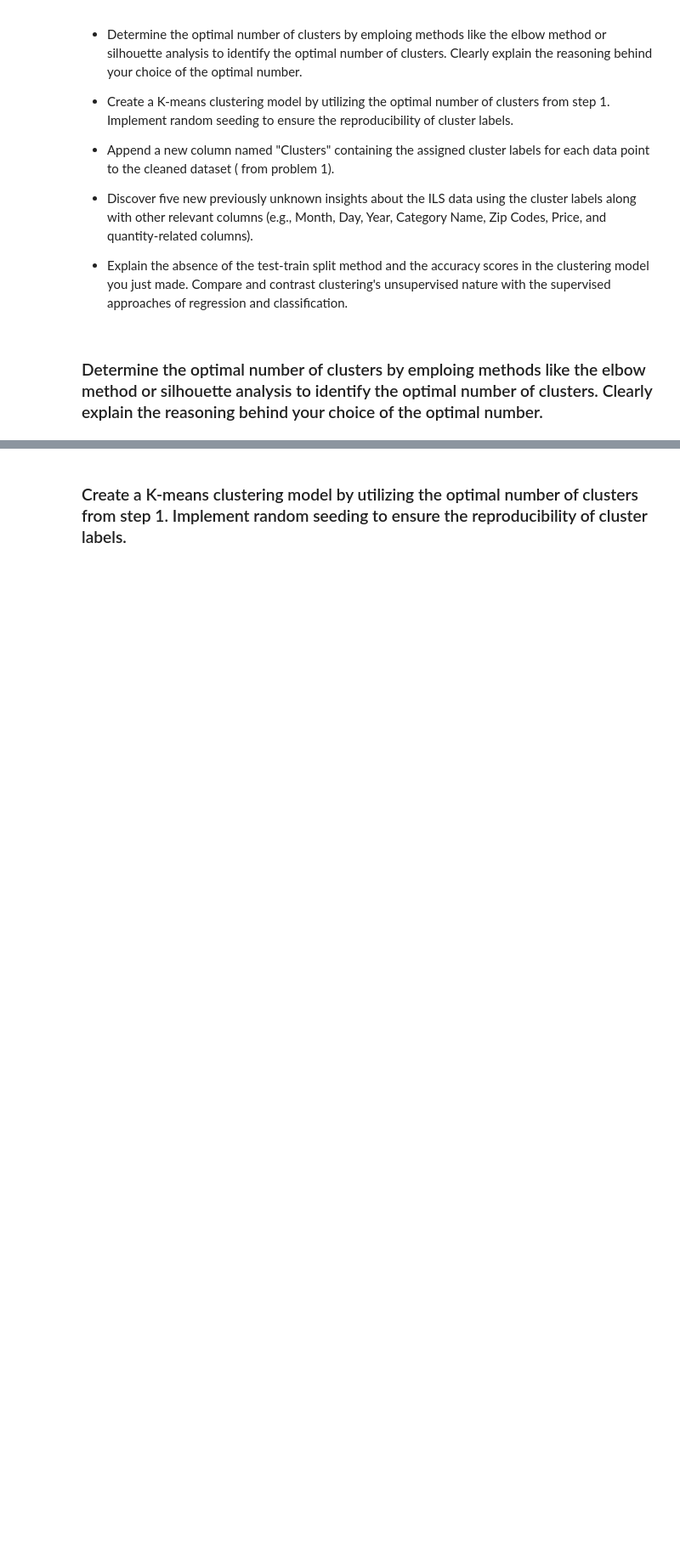
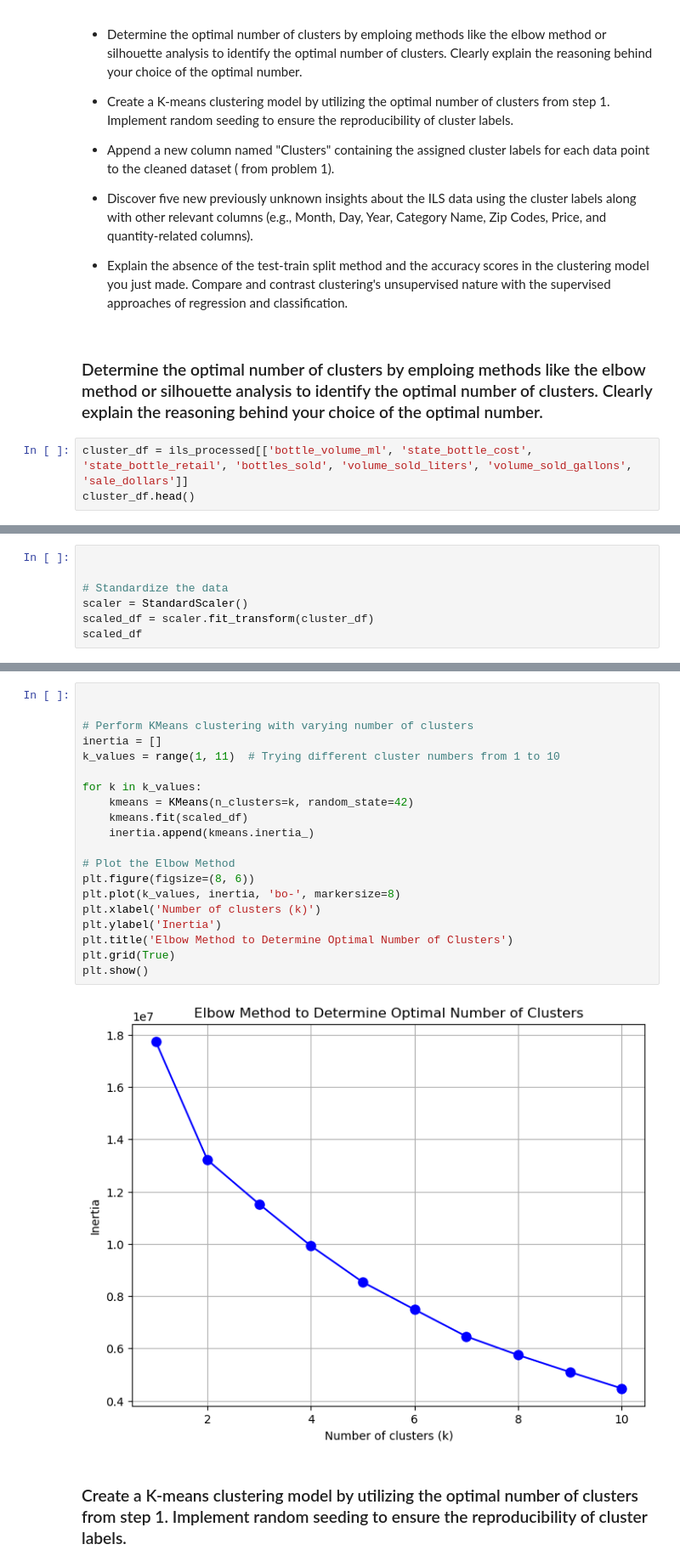
Before and after one commit to gabriel-ferreira-life/546_advanced_business_analytics, a Jupyter notebook: homework/homework_1/HW1_Solutions_GF.ipynb, the cells around one changed output, grey strips where cells are left out. Shown at 85% size. Cells and saved outputs as stored; diff of their text form; blank space fills up the shorter version.

```diff
--- a/homework/homework_1/HW1_Solutions_GF.ipynb
+++ b/homework/homework_1/HW1_Solutions_GF.ipynb
@@ -1055,3 +1183,6 @@ You will use the data from problem 4 for this problem. Remove all categorical co
 * Explain the absence of the test-train split method and the accuracy scores in the clustering model you just made. Compare and contrast clustering's unsupervised nature with the supervised approaches of regression and classification.
 # %% [markdown]
 ### Determine the optimal number of clusters by emploing methods like the elbow method or silhouette analysis to identify the optimal number of clusters. Clearly explain the reasoning behind your choice of the optimal number.
+# %%
+cluster_df = ils_processed[['bottle_volume_ml', 'state_bottle_cost', 'state_bottle_retail', 'bottles_sold', 'volume_sold_liters', 'volume_sold_gallons', 'sale_dollars']]
+cluster_df.head()
@@ -1057,0 +1196,7 @@ You will use the data from problem 4 for this problem. Remove all categorical co
+# %%
+
+
+# Standardize the data
+scaler = StandardScaler()
+scaled_df = scaler.fit_transform(cluster_df)
+scaled_df
@@ -1058,3 +1217,25 @@ You will use the data from problem 4 for this problem. Remove all categorical co
+# %%
+
+
+# Perform KMeans clustering with varying number of clusters
+inertia = []
+k_values = range(1, 11)  # Trying different cluster numbers from 1 to 10
+
+for k in k_values:
+    kmeans = KMeans(n_clusters=k, random_state=42)
+    kmeans.fit(scaled_df)
+    inertia.append(kmeans.inertia_)
+
+# Plot the Elbow Method
+plt.figure(figsize=(8, 6))
+plt.plot(k_values, inertia, 'bo-', markersize=8)
+plt.xlabel('Number of clusters (k)')
+plt.ylabel('Inertia')
+plt.title('Elbow Method to Determine Optimal Number of Clusters')
+plt.grid(True)
+plt.show()
+# %% [output]
+[figure, added]
 # %% [markdown]
 ### Create a K-means clustering model by utilizing the optimal number of clusters from step 1. Implement random seeding to ensure the reproducibility of cluster labels.
 # %% [markdown]
```
Also changed, not shown: parts of 58 cells of this notebook.
